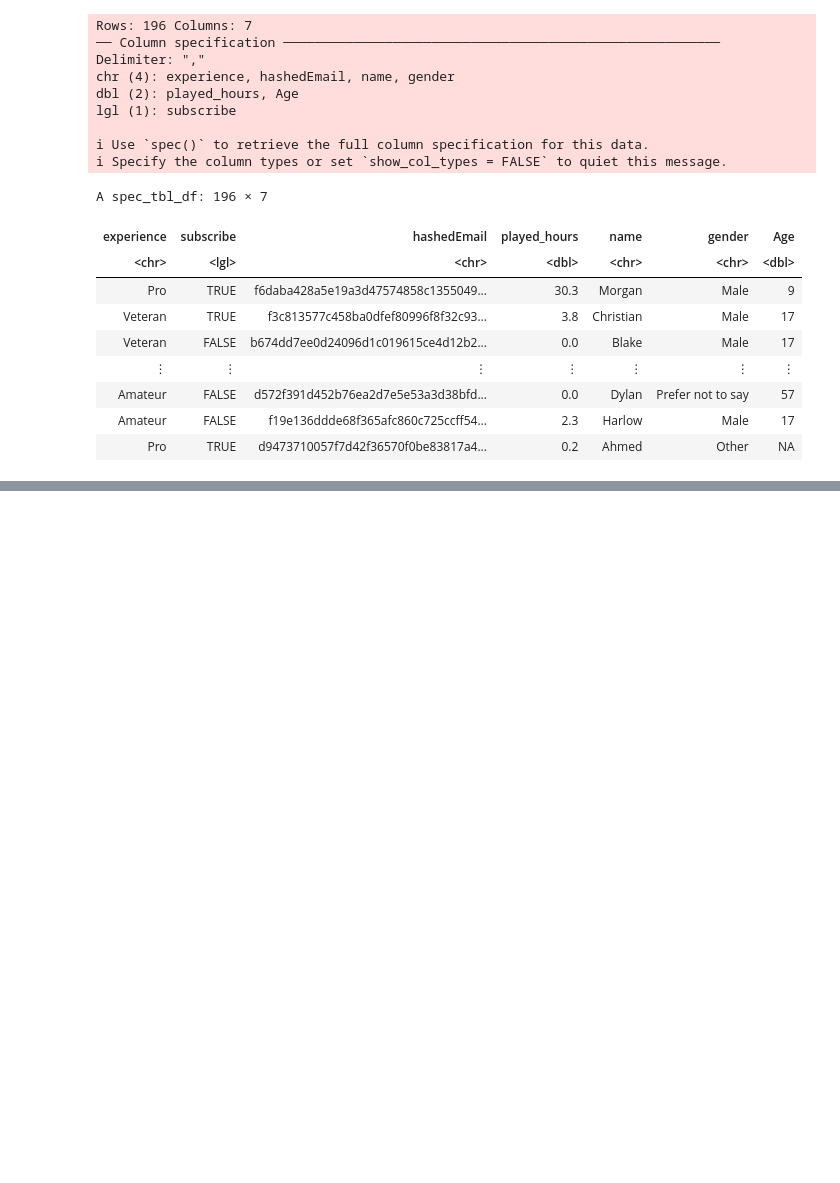
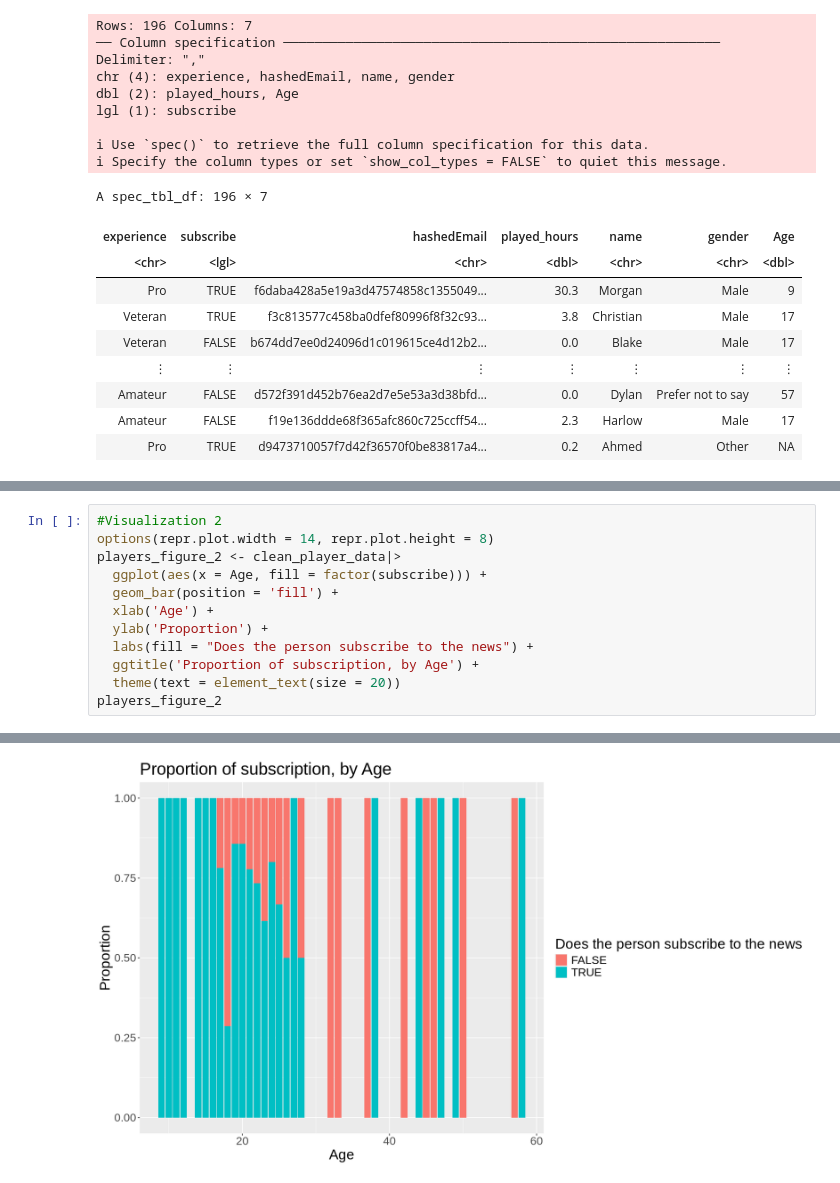
Before and after one commit to Laiann/25_Final_Group_Project_Section_003, a Jupyter notebook: Final_group_25_project.ipynb, the cells around one changed output, grey strips where cells are left out. Saved outputs shown, nothing was run; the diff lists cells and outputs as text; blank space fills up the shorter version.

```diff
--- a/Final_group_25_project.ipynb
+++ b/Final_group_25_project.ipynb
@@ -99,0 +107,13 @@ A tibble: 6 × 5
+# %%
+#Visualization 2
+options(repr.plot.width = 14, repr.plot.height = 8)
+players_figure_2 <- clean_player_data|>
+  ggplot(aes(x = Age, fill = factor(subscribe))) +
+  geom_bar(position = 'fill') +
+  xlab('Age') +
+  ylab('Proportion') +
+  labs(fill = "Does the person subscribe to the news") +
+  ggtitle('Proportion of subscription, by Age') +
+  theme(text = element_text(size = 20))
+players_figure_2
+# %% [output]
@@ -99,0 +122 @@ A tibble: 6 × 5
+[figure, added]
```
Also changed, not shown: parts of 11 cells of this notebook.
